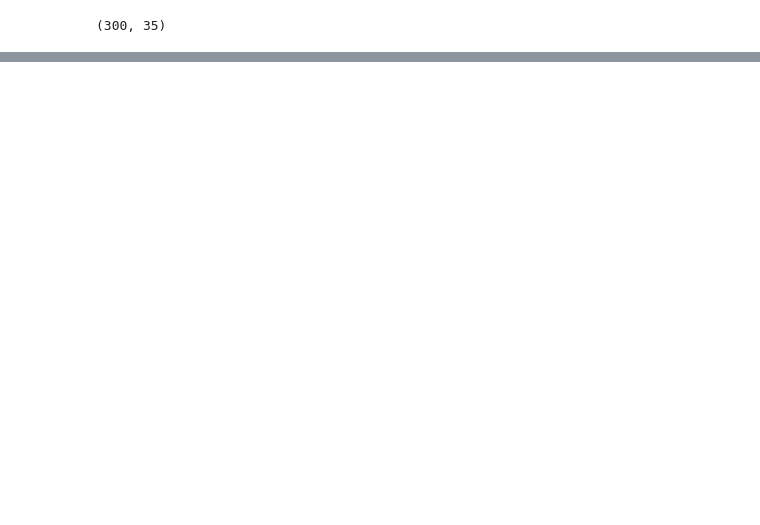
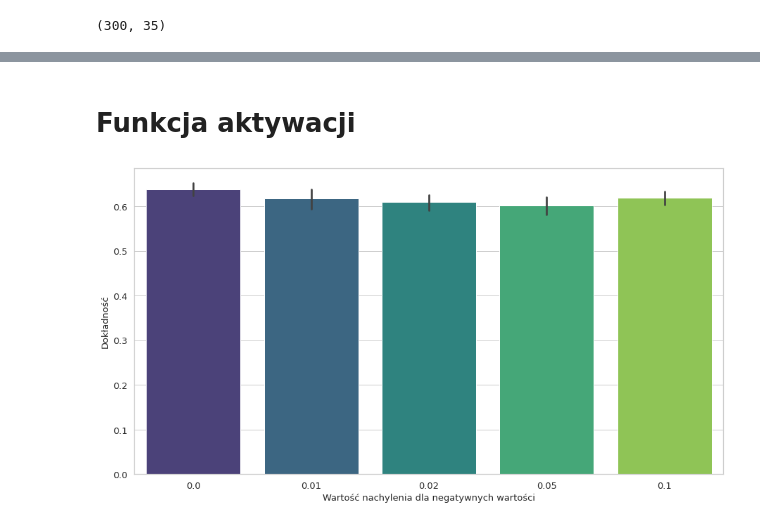
Before and after one commit to Krl1/PersonalityPrediction, a Jupyter notebook: comparison.ipynb, the cells around one changed output, grey strips where cells are left out. Saved outputs shown, nothing was run; the diff lists cells and outputs as text; code cells hidden in the pictures; blank space fills up the shorter version.

```diff
--- a/comparison.ipynb
+++ b/comparison.ipynb
@@ -83,0 +95,12 @@ plt.title('Dokładność zbioru walidacyjnego a typ danych', fontdict={'fontsize
+# %% [markdown]
+# Funkcja aktywacji
+# %%
+labels_font_size = 13
+plt.figure(figsize=(15,8))
+ax = sns.barplot(x="negative_slope", y="val_acc_epoch", data=df, palette="viridis")
+plt.xlabel("Wartość nachylenia dla negatywnych wartości", fontsize=labels_font_size)
+plt.ylabel("Dokładność", fontsize=labels_font_size)
+plt.xticks(fontsize=labels_font_size) #rotation=10
+plt.yticks(fontsize=labels_font_size);
+# %% [output]
+[figure, added]
```
Also changed, not shown: parts of 30 cells of this notebook, 10 other files.
